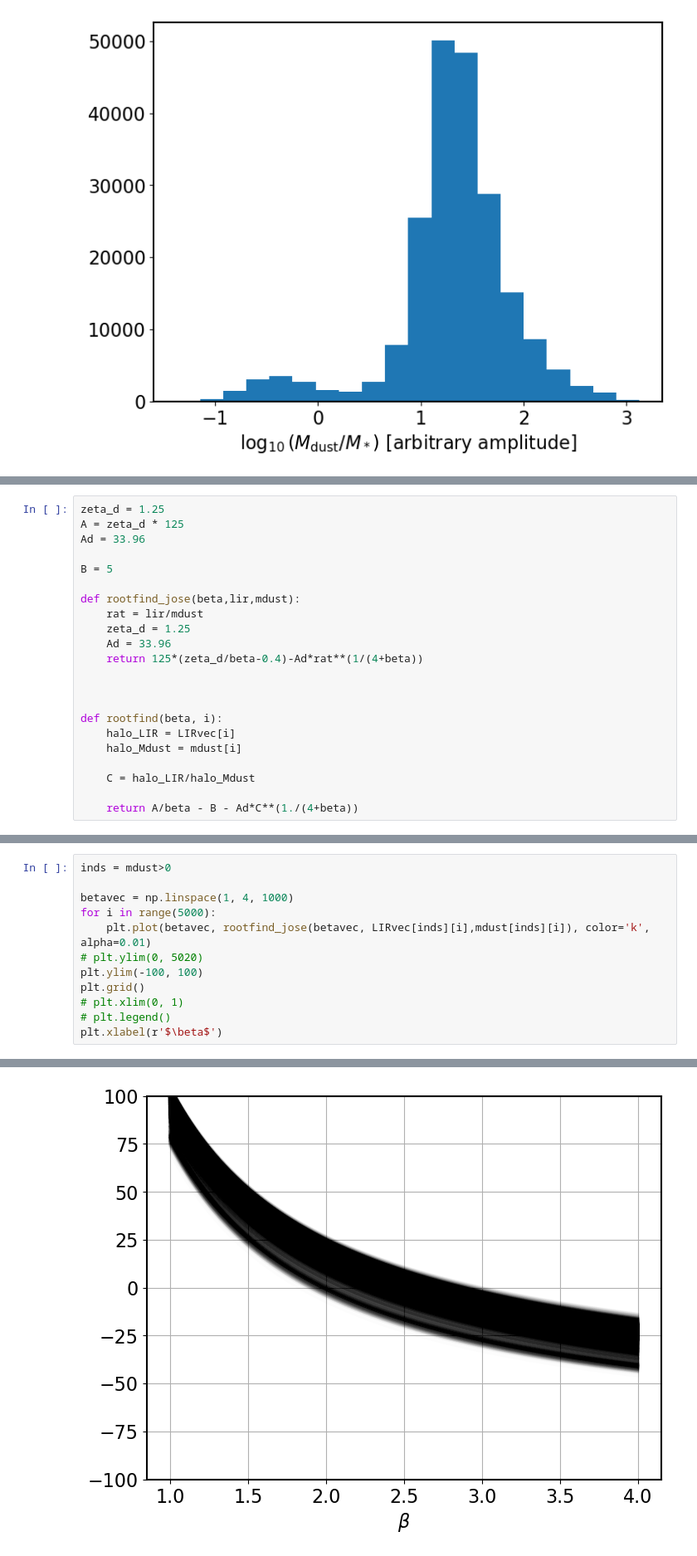
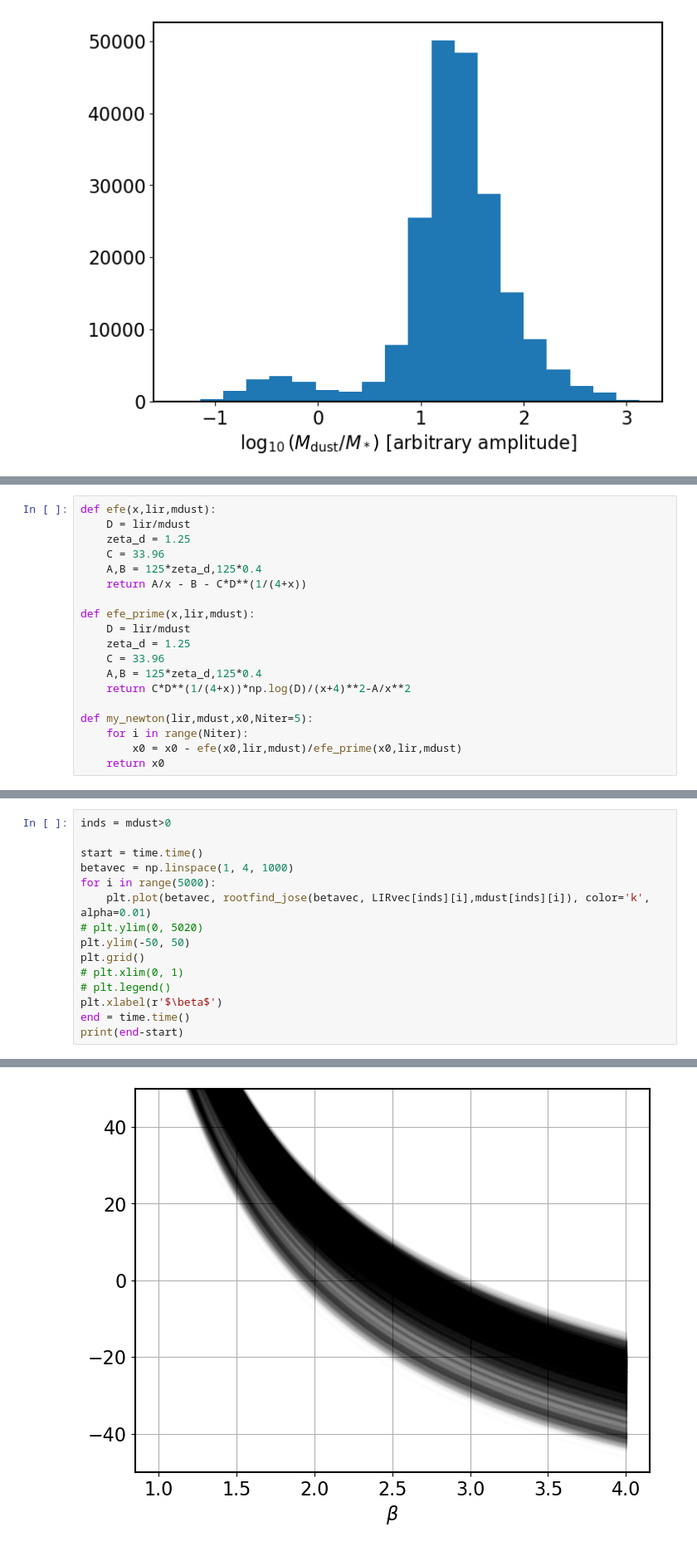
Before and after one commit to kokron/skyLine, a Jupyter notebook: notebooks/TdustPerGalaxyCompute-WIP-Jose.ipynb, the cells around one changed output, grey strips where cells are left out. Shown: that part at 83% size. Drawn from its saved outputs; the diff is of its cells as text.

```diff
--- a/notebooks/TdustPerGalaxyCompute-WIP-Jose.ipynb
+++ b/notebooks/TdustPerGalaxyCompute-WIP-Jose.ipynb
@@ -354,22 +352,19 @@ Text(0.5, 0, '$\\log_{10}(M_{\\rm dust}/M_*)$ [arbitrary amplitude]')
 # %%
-zeta_d = 1.25
-A = zeta_d * 125
-Ad = 33.96
+def efe(x,lir,mdust):
+    D = lir/mdust
+    zeta_d = 1.25
+    C = 33.96
+    A,B = 125*zeta_d,125*0.4
+    return A/x - B - C*D**(1/(4+x))
 
-B = 5
+def efe_prime(x,lir,mdust):
+    D = lir/mdust
+    zeta_d = 1.25
+    C = 33.96
+    A,B = 125*zeta_d,125*0.4
+    return C*D**(1/(4+x))*np.log(D)/(x+4)**2-A/x**2
 
-def rootfind_jose(beta,lir,mdust):
-    rat = lir/mdust
-    zeta_d = 1.25
-    Ad = 33.96
-    return 125*(zeta_d/beta-0.4)-Ad*rat**(1/(4+beta))
-
-
-
-def rootfind(beta, i):
-    halo_LIR = LIRvec[i]
-    halo_Mdust = mdust[i]
-
-    C = halo_LIR/halo_Mdust
-
-    return A/beta - B - Ad*C**(1./(4+beta))
+def my_newton(lir,mdust,x0,Niter=5):
+    for i in range(Niter):
+        x0 = x0 - efe(x0,lir,mdust)/efe_prime(x0,lir,mdust)
+    return x0
@@ -376,13 +373,16 @@ def rootfind(beta, i):
 # %%
 inds = mdust>0
 
+start = time.time()
 betavec = np.linspace(1, 4, 1000)
 for i in range(5000):
     plt.plot(betavec, rootfind_jose(betavec, LIRvec[inds][i],mdust[inds][i]), color='k', alpha=0.01)
 # plt.ylim(0, 5020)
-plt.ylim(-100, 100)
+plt.ylim(-50, 50)
 plt.grid()
 # plt.xlim(0, 1)
 # plt.legend()
 plt.xlabel(r'$\beta$')
+end = time.time()
+print(end-start)
 # %% [output]
@@ -390 +390 @@ Text(0.5, 0, '$\\beta$')
-[figure, old version]
+[figure, new version]
```
Also changed, not shown: parts of 13 cells of this notebook.
